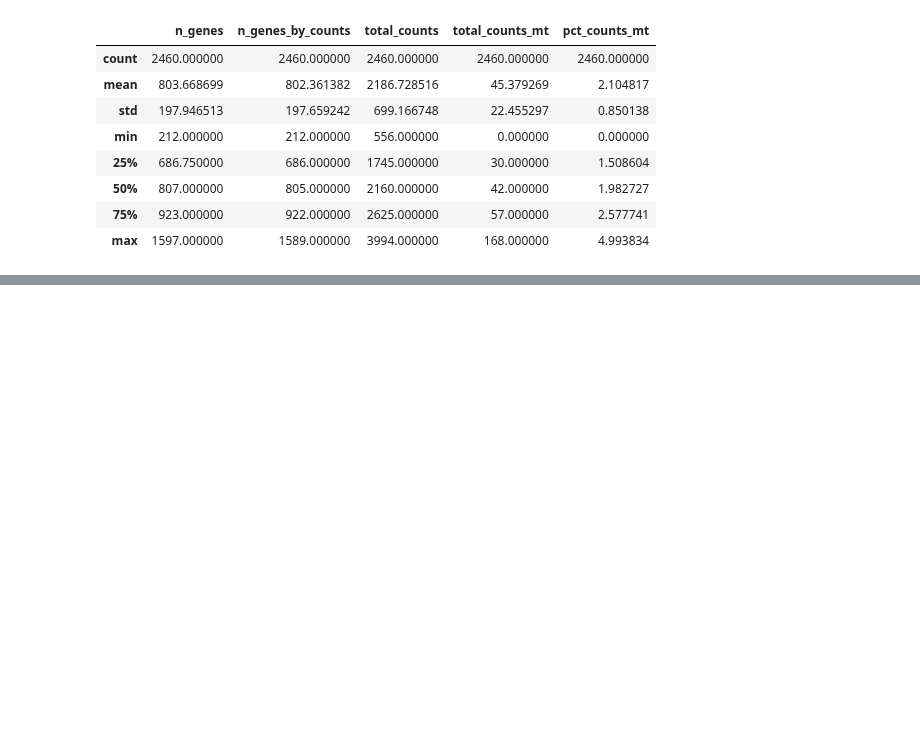
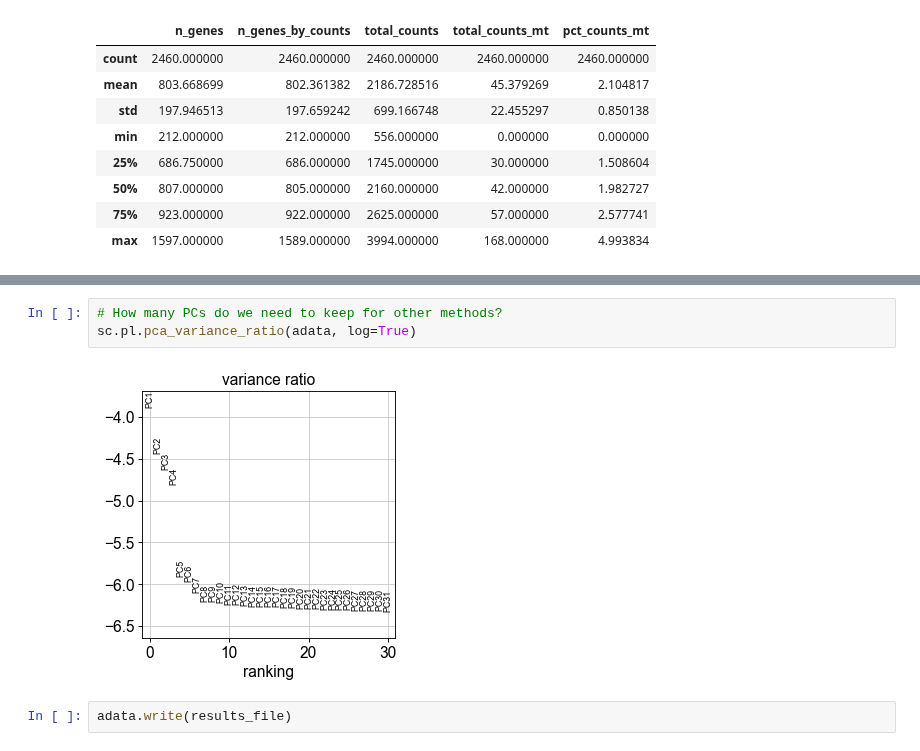
Before and after one commit to JohnWSteill/jlab_proj, a Jupyter notebook: Scanpy_Tutorial.ipynb, the cells around one changed output, grey strips where cells are left out. Saved outputs shown, nothing was run; the diff lists cells and outputs as text; blank space fills up the shorter version.

```diff
--- a/Scanpy_Tutorial.ipynb
+++ b/Scanpy_Tutorial.ipynb
@@ -143,0 +175,7 @@ adata.obs.describe()
+# %%
+# How many PCs do we need to keep for other methods?
+sc.pl.pca_variance_ratio(adata, log=True)
+# %% [output]
+[figure, added]
+# %%
+adata.write(results_file)
```
Also changed, not shown: parts of 7 cells of this notebook.
